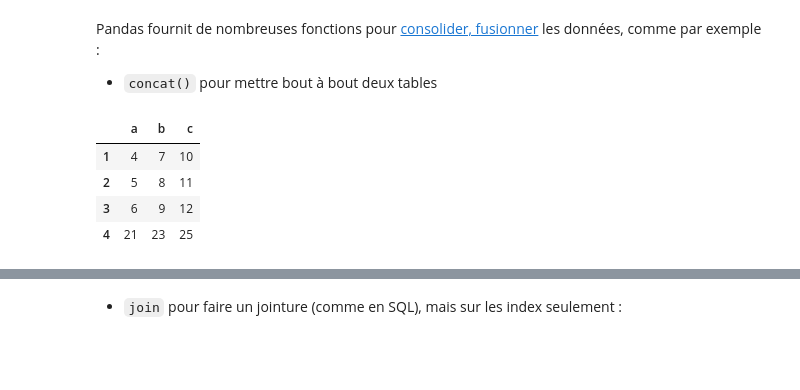
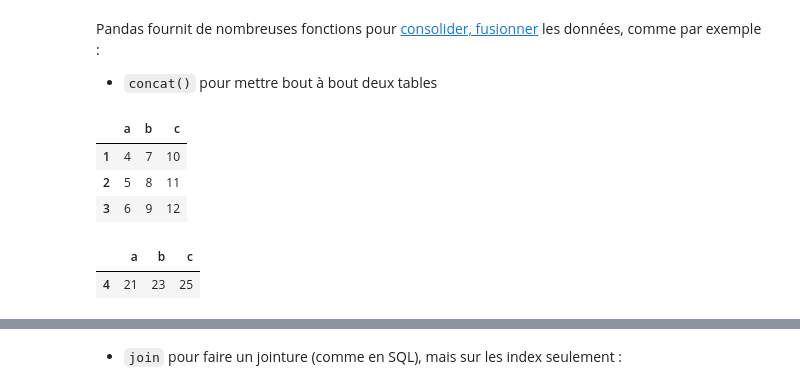
Before and after one commit to fadibadra/m1, a Jupyter notebook: tps/seance_5_pandas_matplotlib_seaborn/5.1 pandas.ipynb, the cells around one changed output, grey strips where cells are left out. Cells and saved outputs as stored; diff of their text form; code cells hidden in the pictures; blank space fills up the shorter version.

```diff
--- a/tps/seance_5_pandas_matplotlib_seaborn/5.1 pandas.ipynb
+++ b/tps/seance_5_pandas_matplotlib_seaborn/5.1 pandas.ipynb
@@ -451,12 +451,16 @@ df.fillna(df.mean(0)['sale'])
 Pandas fournit de nombreuses fonctions pour [consolider, fusionner](https://pandas.pydata.org/pandas-docs/stable/user_guide/merging.html) les données, comme par exemple :
 - `concat()` pour mettre bout à bout deux tables
 # %%
-df = pd.DataFrame([[4, 7, 10],[5, 8, 11],[6, 9, 12]],index=[1, 2, 3],columns=['a', 'b', 'c'])
-new_df = pd.DataFrame([[21,23,25]],index=[4],columns=['a', 'b', 'c'])
-pd.concat([df,new_df])
+df1 = pd.DataFrame([[4, 7, 10],[5, 8, 11],[6, 9, 12]],index=[1, 2, 3],columns=['a', 'b', 'c'])
+df1
 # %% [output]
 |  | a | b | c |
 | 1 | 4 | 7 | 10 |
 | 2 | 5 | 8 | 11 |
 | 3 | 6 | 9 | 12 |
-| 4 | 21 | 23 | 25 |
+# %%
+df2 = pd.DataFrame([[21,23,25]],index=[4],columns=['a', 'b', 'c'])
+df2
+# %% [output]
+|  | a | b | c |
+| 4 | 21 | 23 | 25 |
```
Also changed, not shown: parts of 7 cells of this notebook.
